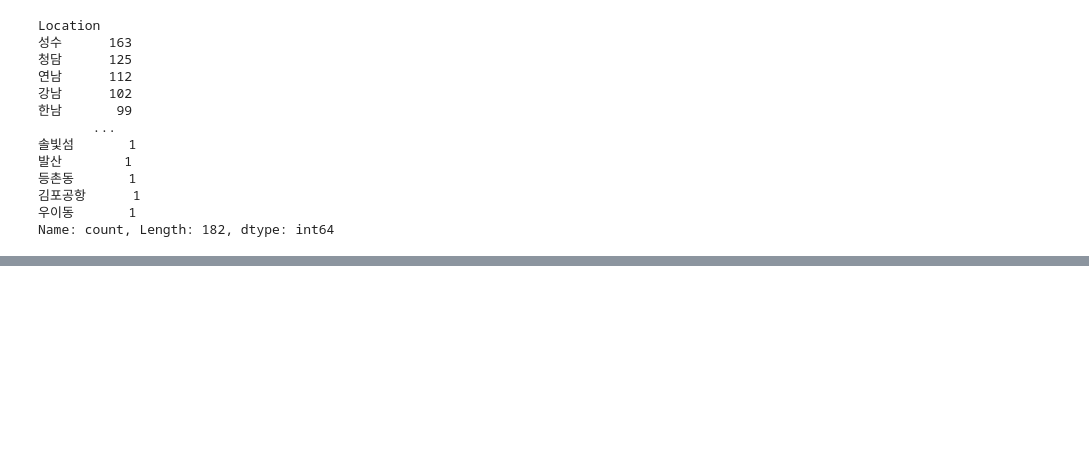
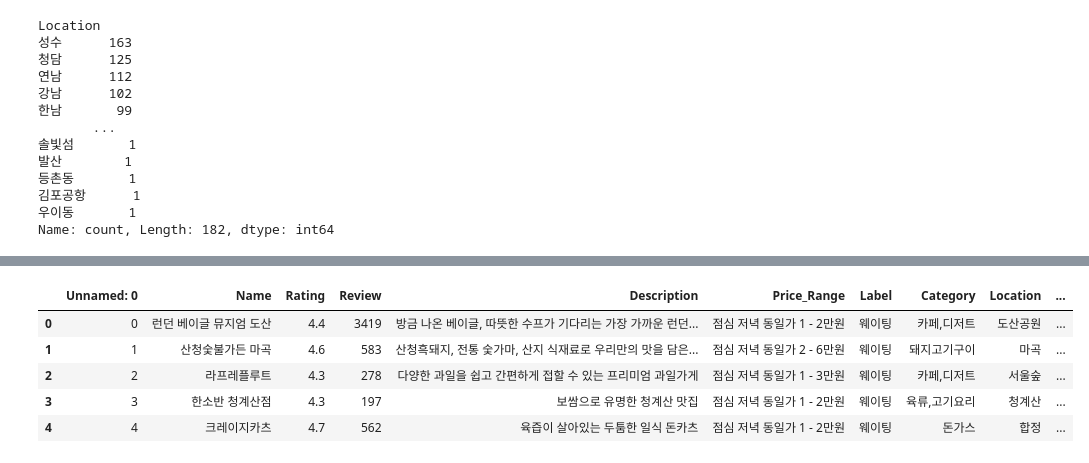
Before and after one commit to Yoon2596/kita_2404, a Jupyter notebook: m3_분석_라이브러리/평가/web_project_0628.ipynb, the cells around one changed output, grey strips where cells are left out. Cells and saved outputs as stored; diff of their text form; code cells hidden in the pictures; blank space fills up the shorter version.

```diff
--- a/m3_분석_라이브러리/평가/web_project_0628.ipynb
+++ b/m3_분석_라이브러리/평가/web_project_0628.ipynb
@@ -358,0 +583,10 @@ display(m)
+# %%
+s_data = pd.read_csv('catcat2.csv')
+s_data.head()
+# %% [output]
+|  | Unnamed: 0 | Name | Rating | Review | Description | Price_Range | Label | Category | Location | ... |
+| 0 | 0 | 런던 베이글 뮤지엄 도산 | 4.4 | 3419 | 방금 나온 베이글, 따뜻한 수프가 기다리는 가장 가까운 런던... | 점심 저녁 동일가 1 - 2만원 | 웨이팅 | 카페,디저트 | 도산공원 | ... |
+| 1 | 1 | 산청숯불가든 마곡 | 4.6 | 583 | 산청흑돼지, 전통 숯가마, 산지 식재료로 우리만의 맛을 담은... | 점심 저녁 동일가 2 - 6만원 | 웨이팅 | 돼지고기구이 | 마곡 | ... |
+| 2 | 2 | 라프레플루트 | 4.3 | 278 | 다양한 과일을 쉽고 간편하게 접할 수 있는 프리미엄 과일가게 | 점심 저녁 동일가 1 - 3만원 | 웨이팅 | 카페,디저트 | 서울숲 | ... |
+| 3 | 3 | 한소반 청계산점 | 4.3 | 197 | 보쌈으로 유명한 청계산 맛집 | 점심 저녁 동일가 1 - 2만원 | 웨이팅 | 육류,고기요리 | 청계산 | ... |
+| 4 | 4 | 크레이지카츠 | 4.7 | 562 | 육즙이 살아있는 두툼한 일식 돈카츠 | 점심 저녁 동일가 1 - 2만원 | 웨이팅 | 돈가스 | 합정 | ... |
```
Also changed, not shown: parts of 25 cells of this notebook, 1 other file.
